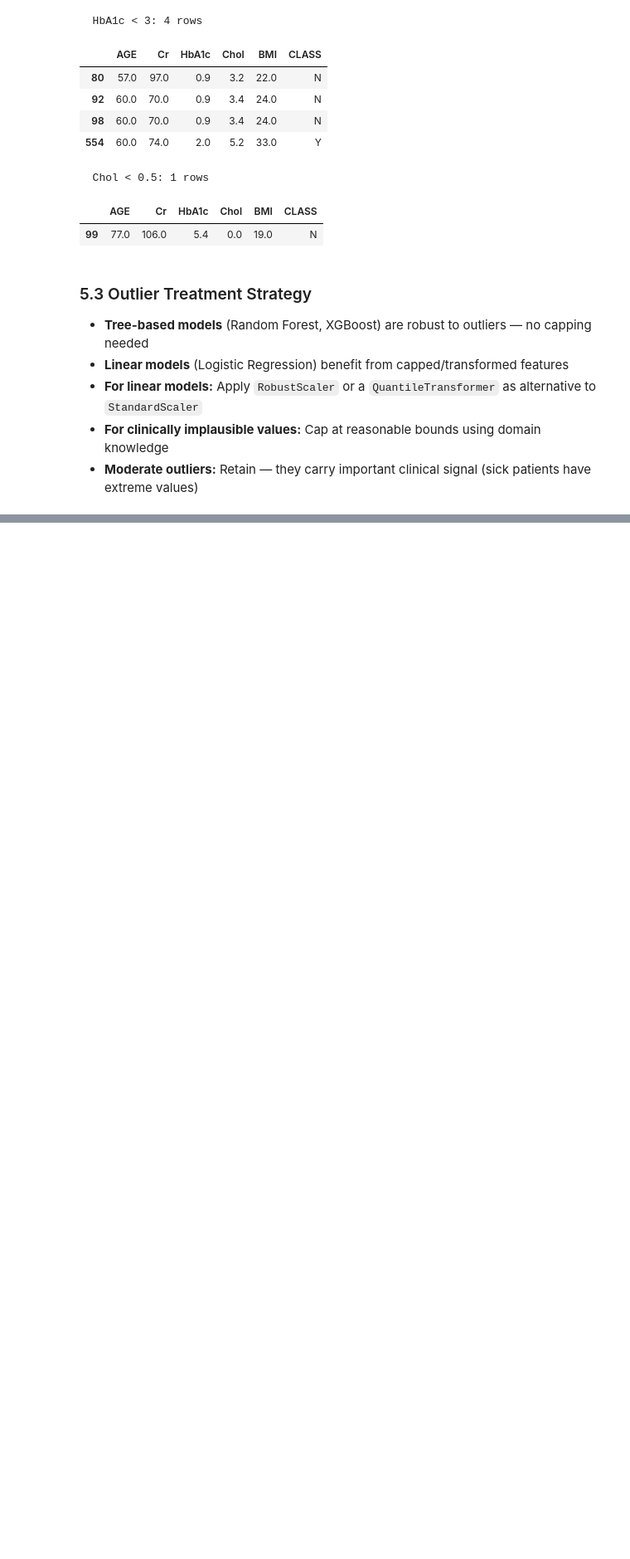
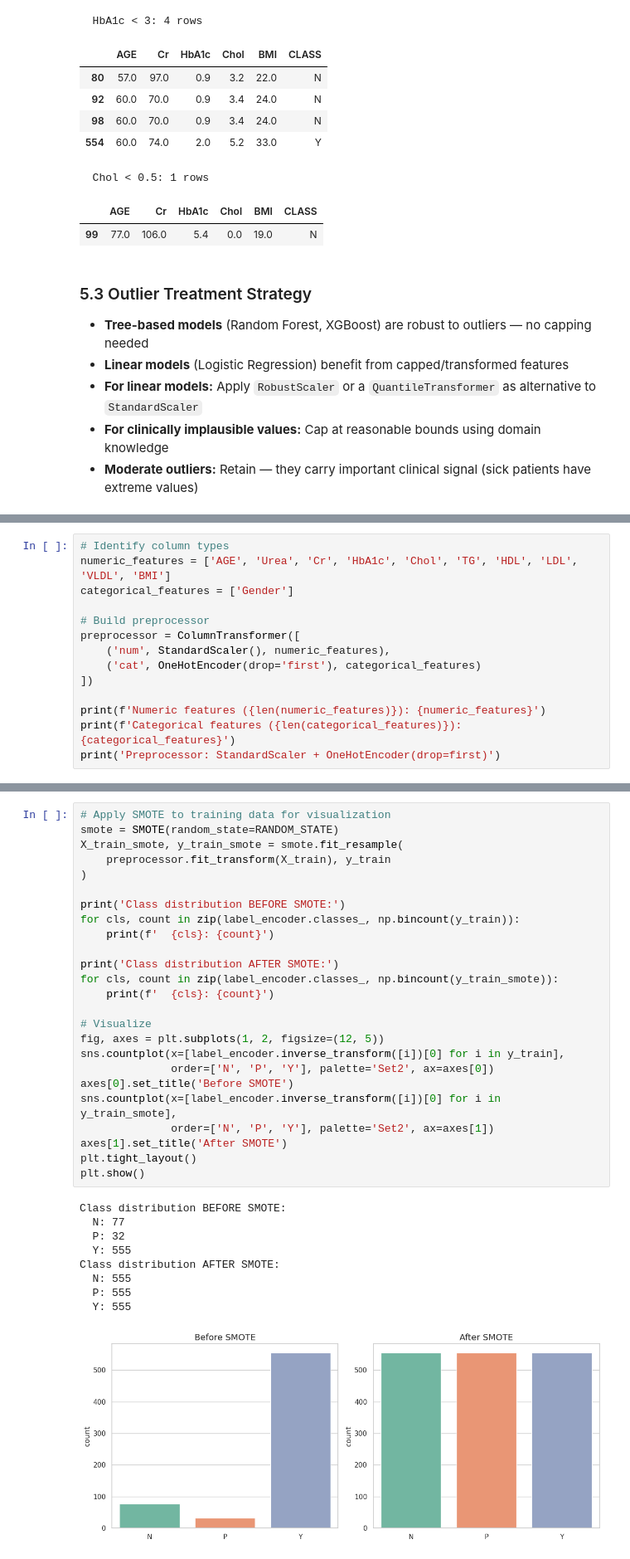
Before and after one commit to Aananda-giri/scripts, a Jupyter notebook: classification/classification_notebook.ipynb, the cells around one changed output, grey strips where cells are left out. Shown at 83% size. Cells and saved outputs as stored; diff of their text form; blank space fills up the shorter version.

Commit message:
Add data preprocessing pipeline
Stratified train-test split, LabelEncode target, StandardScaler for numeric
features, OneHotEncoder for Gender, SMOTE for class imbalance handling.

```diff
--- a/classification/classification_notebook.ipynb
+++ b/classification/classification_notebook.ipynb
@@ -575,0 +626,14 @@ Clinically implausible values flagged:
+# %%
+# Identify column types
+numeric_features = ['AGE', 'Urea', 'Cr', 'HbA1c', 'Chol', 'TG', 'HDL', 'LDL', 'VLDL', 'BMI']
+categorical_features = ['Gender']
+
+# Build preprocessor
+preprocessor = ColumnTransformer([
+    ('num', StandardScaler(), numeric_features),
+    ('cat', OneHotEncoder(drop='first'), categorical_features)
+])
+
+print(f'Numeric features ({len(numeric_features)}): {numeric_features}')
+print(f'Categorical features ({len(categorical_features)}): {categorical_features}')
+print('Preprocessor: StandardScaler + OneHotEncoder(drop=first)')
@@ -575,0 +650,35 @@ Clinically implausible values flagged:
+# %%
+# Apply SMOTE to training data for visualization
+smote = SMOTE(random_state=RANDOM_STATE)
+X_train_smote, y_train_smote = smote.fit_resample(
+    preprocessor.fit_transform(X_train), y_train
+)
+
+print('Class distribution BEFORE SMOTE:')
+for cls, count in zip(label_encoder.classes_, np.bincount(y_train)):
+    print(f'  {cls}: {count}')
+
+print('Class distribution AFTER SMOTE:')
+for cls, count in zip(label_encoder.classes_, np.bincount(y_train_smote)):
+    print(f'  {cls}: {count}')
+
+# Visualize
+fig, axes = plt.subplots(1, 2, figsize=(12, 5))
+sns.countplot(x=[label_encoder.inverse_transform([i])[0] for i in y_train],
+              order=['N', 'P', 'Y'], palette='Set2', ax=axes[0])
+axes[0].set_title('Before SMOTE')
+sns.countplot(x=[label_encoder.inverse_transform([i])[0] for i in y_train_smote],
+              order=['N', 'P', 'Y'], palette='Set2', ax=axes[1])
+axes[1].set_title('After SMOTE')
+plt.tight_layout()
+plt.show()
+# %% [output]
+Class distribution BEFORE SMOTE:
+  N: 77
+  P: 32
+  Y: 555
+Class distribution AFTER SMOTE:
+  N: 555
+  P: 555
+  Y: 555
+[figure, added]
```
Also changed, not shown: parts of 7 cells of this notebook.
